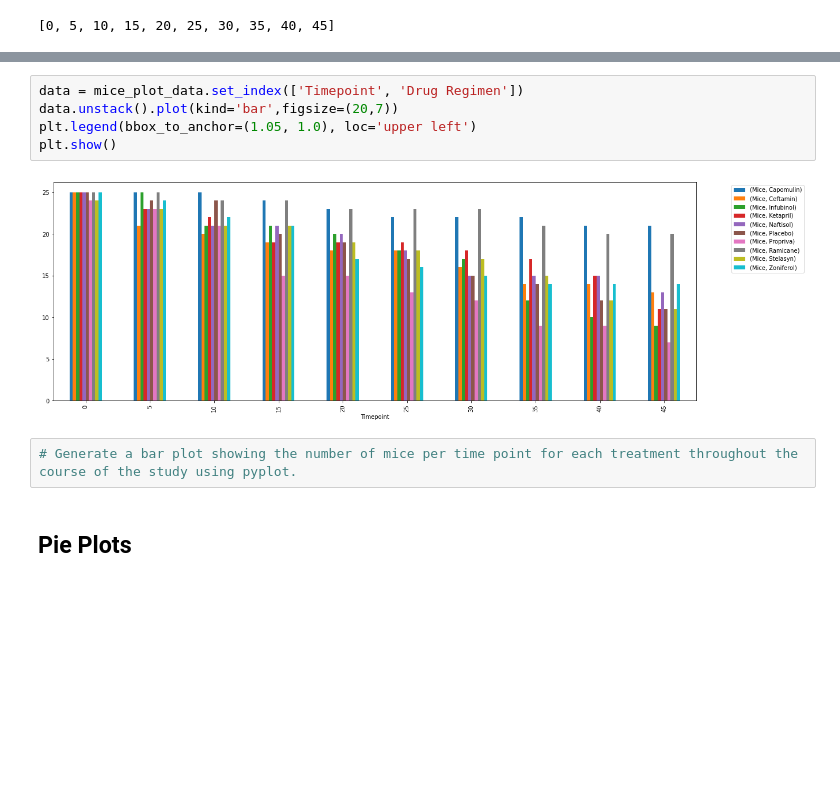
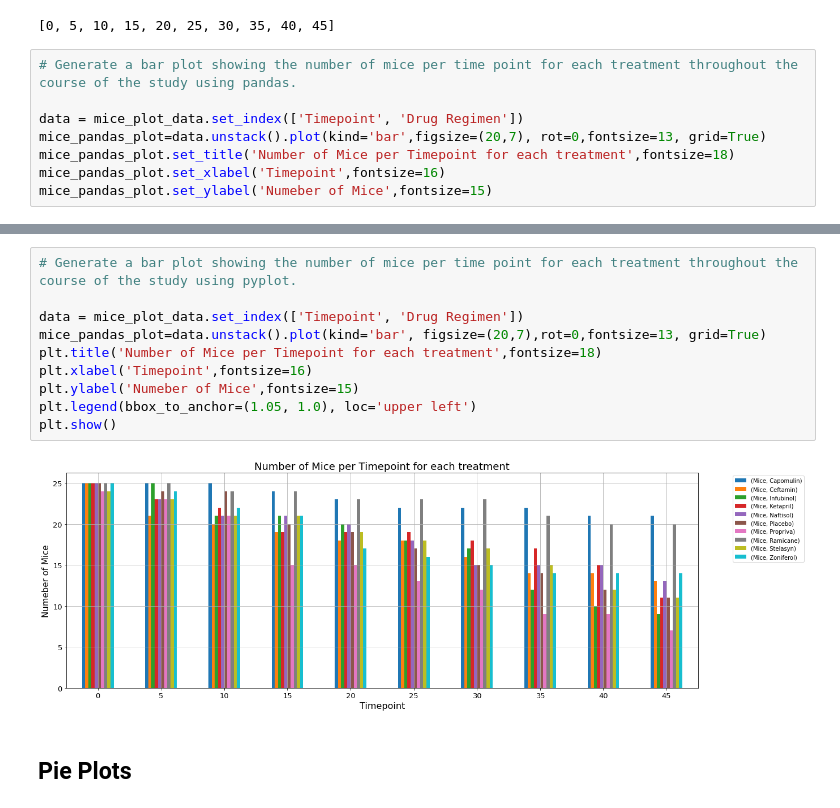
Before and after one commit to trezeget-1/Matplotlib_homework, a Jupyter notebook: 05-Matplotlib HWK/Pymaceuticals/pymaceuticals_starter.ipynb, the cells around one changed output, grey strips where cells are left out. Saved outputs shown, nothing was run; the diff lists cells and outputs as text; blank space fills up the shorter version.

```diff
--- a/05-Matplotlib HWK/Pymaceuticals/pymaceuticals_starter.ipynb
+++ b/05-Matplotlib HWK/Pymaceuticals/pymaceuticals_starter.ipynb
@@ -198,3 +174,11 @@ timepoints=[x for x in timepoints]
 timepoints
 # %% [output]
 [0, 5, 10, 15, 20, 25, 30, 35, 40, 45]
+# %%
+# Generate a bar plot showing the number of mice per time point for each treatment throughout the course of the study using pandas.
+
+data = mice_plot_data.set_index(['Timepoint', 'Drug Regimen'])
+mice_pandas_plot=data.unstack().plot(kind='bar',figsize=(20,7), rot=0,fontsize=13, grid=True)
+mice_pandas_plot.set_title('Number of Mice per Timepoint for each treatment',fontsize=18)
+mice_pandas_plot.set_xlabel('Timepoint',fontsize=16)
+mice_pandas_plot.set_ylabel('Numeber of Mice',fontsize=15)
@@ -201,11 +188,14 @@ timepoints
 # %%
+# Generate a bar plot showing the number of mice per time point for each treatment throughout the course of the study using pyplot.
+
 data = mice_plot_data.set_index(['Timepoint', 'Drug Regimen'])
-data.unstack().plot(kind='bar',figsize=(20,7))
+mice_pandas_plot=data.unstack().plot(kind='bar', figsize=(20,7),rot=0,fontsize=13, grid=True)
+plt.title('Number of Mice per Timepoint for each treatment',fontsize=18)
+plt.xlabel('Timepoint',fontsize=16)
+plt.ylabel('Numeber of Mice',fontsize=15)
 plt.legend(bbox_to_anchor=(1.05, 1.0), loc='upper left')
 plt.show()
 # %% [output]
-[figure, old version]
+[figure, new version]
-# %%
-# Generate a bar plot showing the number of mice per time point for each treatment throughout the course of the study using pyplot.
 # %% [markdown]
 ## Pie Plots
```
Also changed, not shown: parts of 10 cells of this notebook.
